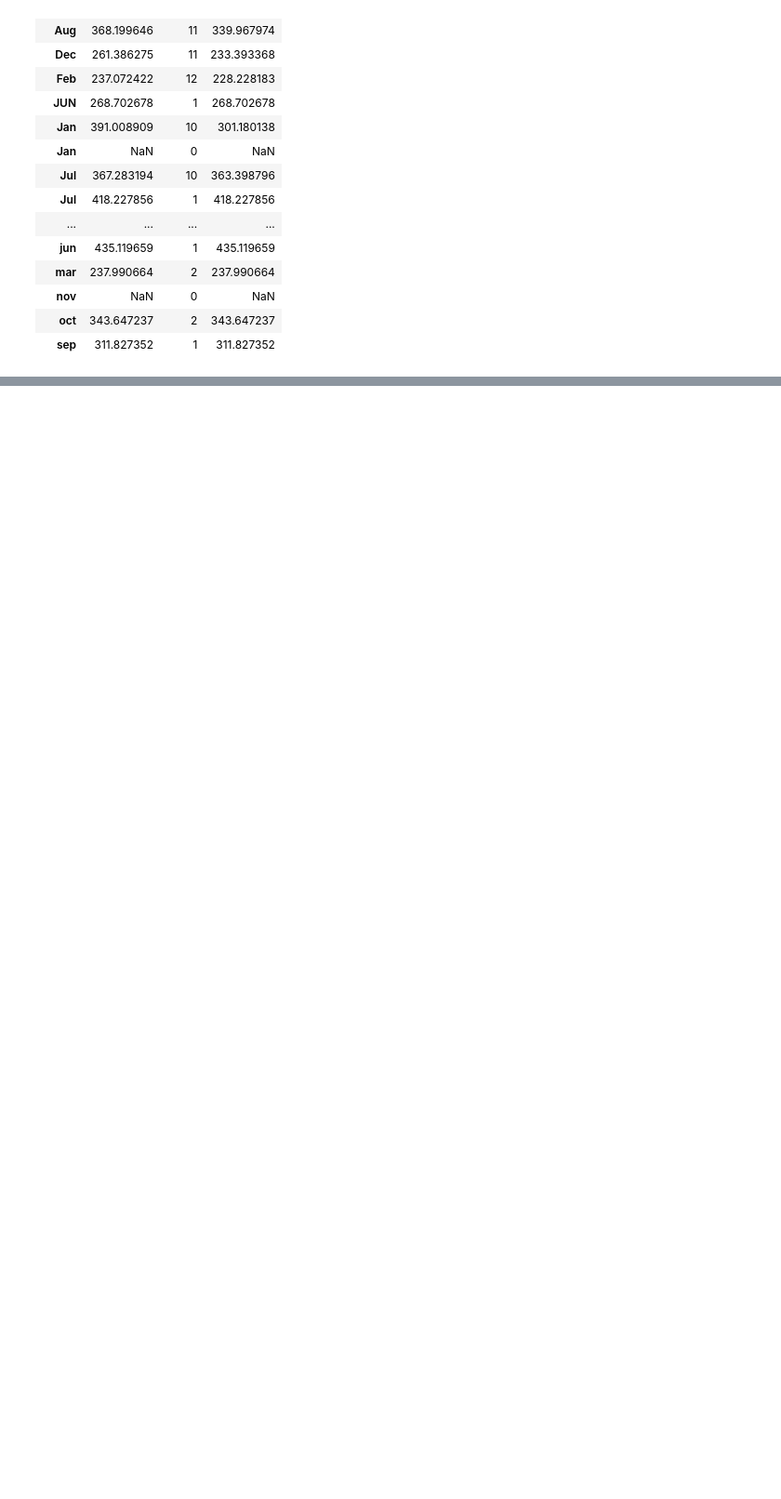
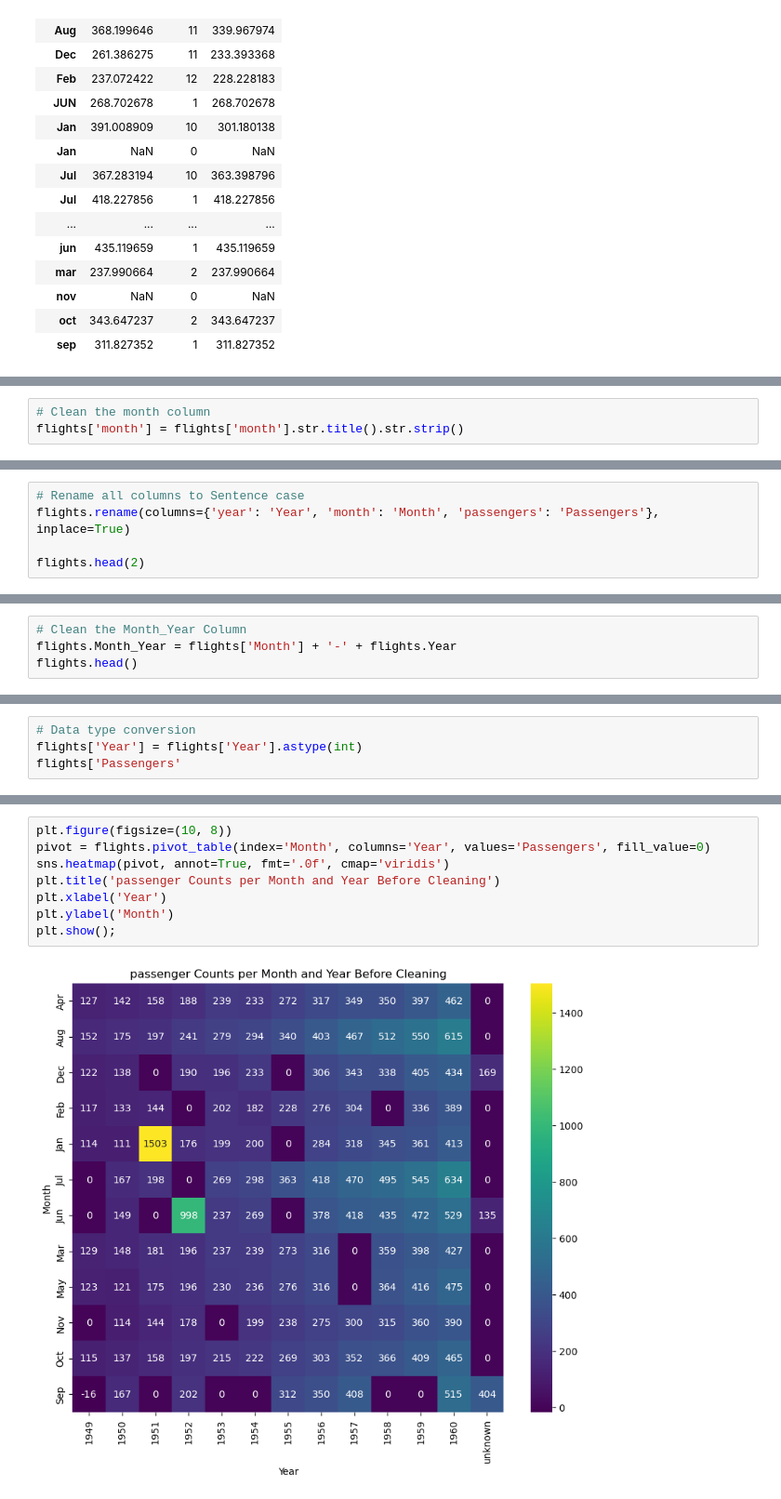
Before and after one commit to walidazimi-star/CA-Data-Science-Mini_Project_1_EDA, a Jupyter notebook: 7. EDA Mini Project Demo.ipynb, the cells around one changed output, grey strips where cells are left out. Shown: that part at 93% size. Saved outputs shown, nothing was run; the diff lists cells and outputs as text; blank space fills up the shorter version.

```diff
--- a/7. EDA Mini Project Demo.ipynb
+++ b/7. EDA Mini Project Demo.ipynb
@@ -180,0 +283,3 @@ flights.groupby('month')['passengers'].agg(['mean', 'count', 'median'])
+# %%
+# Clean the month column
+flights['month'] = flights['month'].str.title().str.strip()
@@ -180,0 +292,5 @@ flights.groupby('month')['passengers'].agg(['mean', 'count', 'median'])
+# %%
+# Rename all columns to Sentence case
+flights.rename(columns={'year': 'Year', 'month': 'Month', 'passengers': 'Passengers'}, inplace=True)
+
+flights.head(2)
@@ -180,0 +301,4 @@ flights.groupby('month')['passengers'].agg(['mean', 'count', 'median'])
+# %%
+# Clean the Month_Year Column
+flights.Month_Year = flights['Month'] + '-' + flights.Year
+flights.head()
@@ -180,0 +312,4 @@ flights.groupby('month')['passengers'].agg(['mean', 'count', 'median'])
+# %%
+# Data type conversion
+flights['Year'] = flights['Year'].astype(int)
+flights['Passengers'
@@ -180,0 +326,10 @@ flights.groupby('month')['passengers'].agg(['mean', 'count', 'median'])
+# %%
+plt.figure(figsize=(10, 8))
+pivot = flights.pivot_table(index='Month', columns='Year', values='Passengers', fill_value=0)
+sns.heatmap(pivot, annot=True, fmt='.0f', cmap='viridis')
+plt.title('passenger Counts per Month and Year Before Cleaning')
+plt.xlabel('Year')
+plt.ylabel('Month')
+plt.show();
+# %% [output]
+[figure, added]
```
Also changed, not shown: parts of 25 cells of this notebook.
